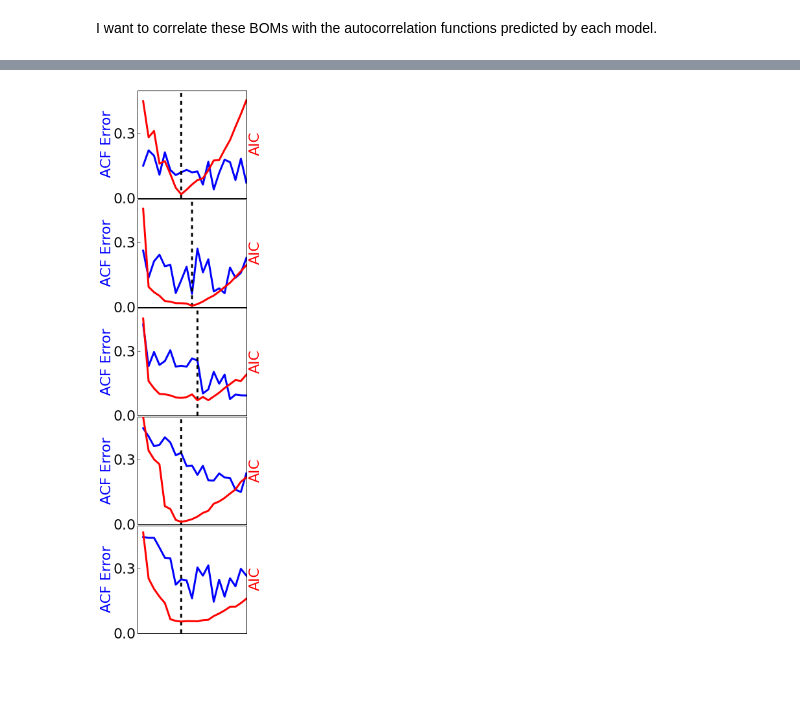
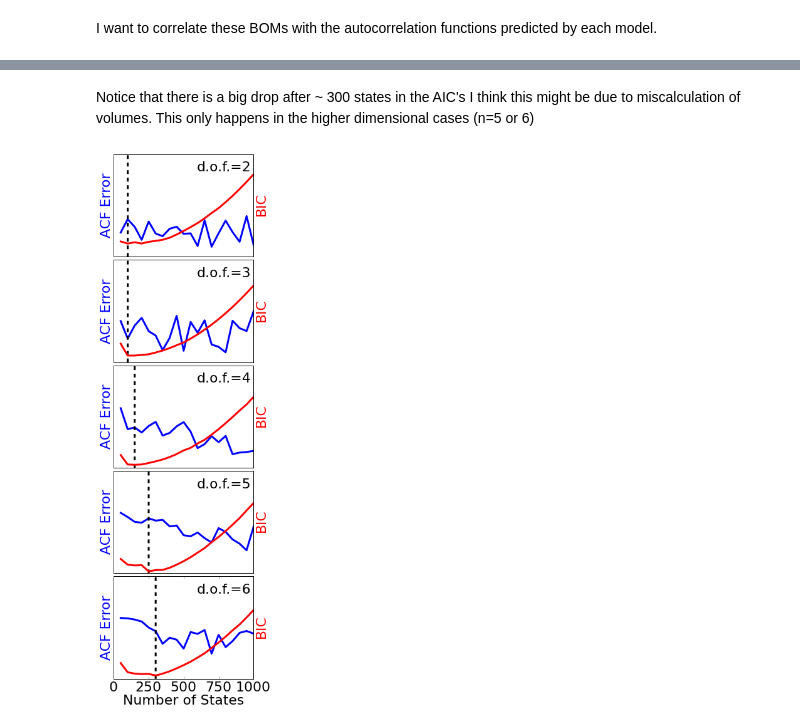
Before and after one commit to rmcgibbo/opt-k, a Jupyter notebook: fip35/ww_comps.ipynb, the cells around one changed output, grey strips where cells are left out. Saved outputs shown, nothing was run; the diff lists cells and outputs as text; code cells hidden in the pictures; blank space fills up the shorter version.

Commit message:
made the plots a little cleaner

```diff
--- a/fip35/ww_comps.ipynb
+++ b/fip35/ww_comps.ipynb
@@ -42,8 +42,7 @@ As_n = [ np.array([ np.load('MSMs/k%d_n%d/auto_rmsd.npy' % (k, n) )[:,1] for k i
 
 a_ref = np.load('auto_RMSD.npy')[::250][:,2]
 i = np.where(a_ref <= 0)[0][0]
-print i
-i = 200
+
 a_ref = a_ref[:i]
 
 #i = np.min([ np.where(r <= 0)[0][0] for r in As ] + [ np.where(a_ref <= 0)[0][0]] )
@@ -64,31 +97,37 @@ print Cs_n.min(), Cs_n.max()
+# %% [markdown]
+Notice that there is a big drop after ~ 300 states in the AIC's I think this might be due to miscalculation of volumes. This only happens in the higher dimensional cases (n=5 or 6)
 # %%
-figure(figsize=(3,15))
+figure(figsize=(4,15))
 for i in range(5):
     subplot(511 + i)
     plt(ks[i][1:], Cs_n[i], lw=3, label='n=%d' %(i+2))
     ylabel('ACF Error', color='blue')
-    yticks([0, 0.3])
+    yticks([])
     ylim(0,0.5)
     xticks([])
     xlim(0,1000)
+    if i == 4:
+        xlabel('Number of States')
+    text(600, 0.415, 'd.o.f.=%d' % ns[i])
+
     twinx()
-    plt(ks[i][1:], aics[i][1:], label='n=%d' % ns[i], lw=3, color='red')
+    plt(ks[i][1:], bics[i][1:], label='n=%d' % ns[i], lw=3, color='red')
     xticks([])
     yticks([])
-#    ylim(-1E7, -5E6)
+    ylim(-0.8E7, 1E7)
 
-
-    bom = ks[i][np.argmin(aics[i])]
+    bom = ks[i][np.argmin(bics[i])]
     y0, y1 = ylim()
     vlines(bom, y0, y1 , color='black', linestyle='dashed', lw=3)
     xlim(0,1000)
-    ylabel('AIC', color='red')
+    ylabel('BIC', color='red')
 
 #xticks(np.arange(0, 1250, 500))
 #yticks([0,0.25,0.5,0.75,1])
 #ylabel('Correlation Coefficient')
-xlabel('Number of States')
 #legend(loc=4, prop={'size' : 16})
-subplots_adjust(hspace=0.01)
+xticks(np.arange(0, 1250, 250))
+
+subplots_adjust(hspace=0.03)
 # %% [output]
-[figure, old version]
+[figure, new version]
```
Also changed, not shown: parts of 4 cells of this notebook.
